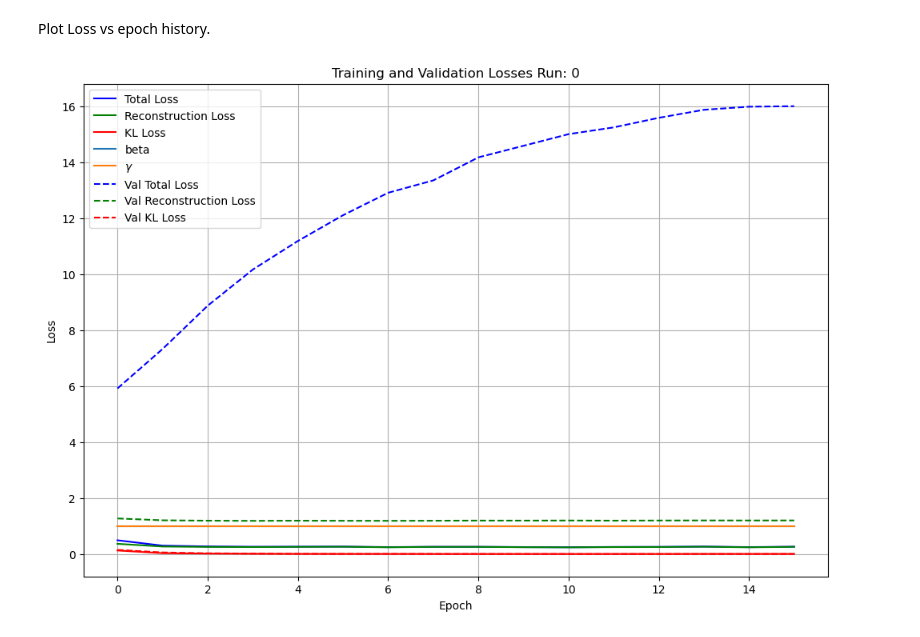
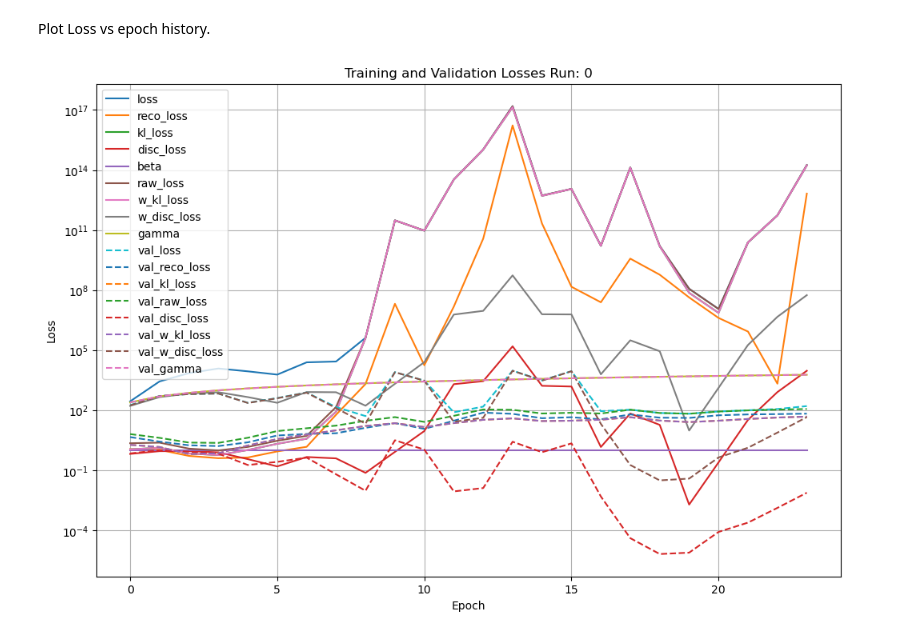
Before and after one commit to jnamador/vae_fs, a Jupyter notebook: models/gan1_training.ipynb, the cells around one changed output. Drawn from its saved outputs; the diff is of its cells as text; code cells hidden in the pictures.

```diff
--- a/models/gan1_training.ipynb
+++ b/models/gan1_training.ipynb
@@ -380,18 +380,19 @@ LR_PATIENCE = 10
 # early_stopping = EarlyStopping(patience=STOP_PATIENCE, restore_best_weights=True)
 # reduce_lr = ReduceLROnPlateau(monitor='val_loss', factor=0.5, patience=LR_PATIENCE, verbose=1)
 # %%
-train = True
-NUM_TRAIN = 10 # For now lets just try 20
+train = False
+NUM_TRAIN = 1 # Train just once for now
 save = True
-SAVE_PATH = home_path+f"/GAN_trainings/attempt0/" #
-# Last save is in attempt 1. New save should go to attempt 2
+SAVE_PATH = home_path+f"/GAN_trainings/attempt1/" #
+# Next attempt should go to 2
 # Attempt History. The original code for each folder should also be tied to the commits.
 # 0: First attempt. GAN as copied from other repo https://github.com/max-cohen54/AD_trigger_training/blob/main/L1AD/software/VAE_GAN/L1_VAE_Analyzer_FDL_GAN_ALT.ipynb
+# 1: Added GAN loss to
 
 early_stopping = EarlyStopping(patience=STOP_PATIENCE, restore_best_weights=True)
 reduce_lr = ReduceLROnPlateau(monitor='val_loss', factor=0.5, patience=LR_PATIENCE, verbose=1)
 
-for i in range(1):
+for i in range(NUM_TRAIN):
     if train:
         tf.keras.backend.clear_session()
 
@@ -404,16 +405,9 @@ for i in range(1):
         vae = VAE_GAN_Model(enc, dec, disc, cycle_length=10, min_beta=0, max_beta=1)
         opt = keras.optimizers.Adam(learning_rate=0.0001, clipnorm=1000)
         vae.compile(optimizer=opt)
+        history = vae.fit(x=X_train, validation_split=0.2, epochs=NUM_EPOCHS, batch_size=BATCH_SIZE, callbacks=[early_stopping,reduce_lr], shuffle=True)
 
 
-        # history = vae.fit(
-        #             train_ds,
-        #             validation_data=val_ds,
-        #             epochs=NUM_EPOCHS,
-        #             callbacks=[early_stopping, reduce_lr],
-        #             verbose=2
-        #         )
-        history = vae.fit(x=X_train, validation_split=0.2, epochs=NUM_EPOCHS, batch_size=BATCH_SIZE, callbacks=[early_stopping,reduce_lr], shuffle=True)
         # Iterative training.
         save_path = SAVE_PATH+f"n_{i}/" # As of 7/8/25. Should be synced with vae0_analysis
         if save:
@@ -461,43 +562,48 @@ for i in range(1):
     save_path = SAVE_PATH + f"n_{i}/"
     with open(save_path + 'training_history.pkl', 'rb') as f:
         history = pkl.load(f)
 
     # Extract the loss values
     total_loss = history['loss']
     reco_loss = history['reco_loss']
     kl_loss = history['kl_loss']
     val_total_loss = history['val_loss']
     val_reco_loss = history['val_reco_loss']
     val_kl_loss = history['val_kl_loss']
     gamma = history['gamma']
 
     # Create a new figure
     plt.figure(figsize=(12, 8))
 
     # Plot training losses
-    plt.plot(total_loss, label='Total Loss', color='blue')
-    plt.plot(reco_loss, label='Reconstruction Loss', color='green')
-    plt.plot(kl_loss, label='KL Loss', color='red')
+    for key, val in history.items():
+        if key == 'lr':
+            continue
+        plt.plot(val, label=key,
+                 linestyle = "dashed" if key[0:3] == 'val' else "solid")
+    # plt.plot(total_loss, label='Total Loss', color='blue')
+    # plt.plot(reco_loss, label='Reconstruction Loss', color='green')
+    # plt.plot(kl_loss, label='KL Loss', color='red')
 
-    plt.plot(history['beta'],label="beta")
-    plt.plot(history['gamma'], label="$\gamma$")
+    # plt.plot(history['beta'],label="beta")
+    # plt.plot(history['gamma'], label="$\gamma$")
 
-    # Plot validation losses
-    plt.plot(val_total_loss, label='Val Total Loss', color='blue', linestyle='--')
-    plt.plot(val_reco_loss, label='Val Reconstruction Loss', color='green', linestyle='--')
-    plt.plot(val_kl_loss, label='Val KL Loss', color='red', linestyle='--')
+    # # Plot validation losses
+    # plt.plot(val_total_loss, label='Val Total Loss', color='blue', linestyle='--')
+    # plt.plot(val_reco_loss, label='Val Reconstruction Loss', color='green', linestyle='--')
+    # plt.plot(val_kl_loss, label='Val KL Loss', color='red', linestyle='--')
 
     # Customize the plot
     plt.title(f'Training and Validation Losses Run: {i}')
     plt.xlabel('Epoch')
     plt.ylabel('Loss')
-    # plt.yscale("log")
     plt.legend()
     plt.grid(True)
+    plt.semilogy()
 
     # Show the plot
     plt.show()
 # %% [output]
-[figure, old version]
+[figure, new version]
 # %%
 # What do we want as a AD metric? the discriminator or latent space vars
```
Also changed, not shown: parts of 4 cells of this notebook.
